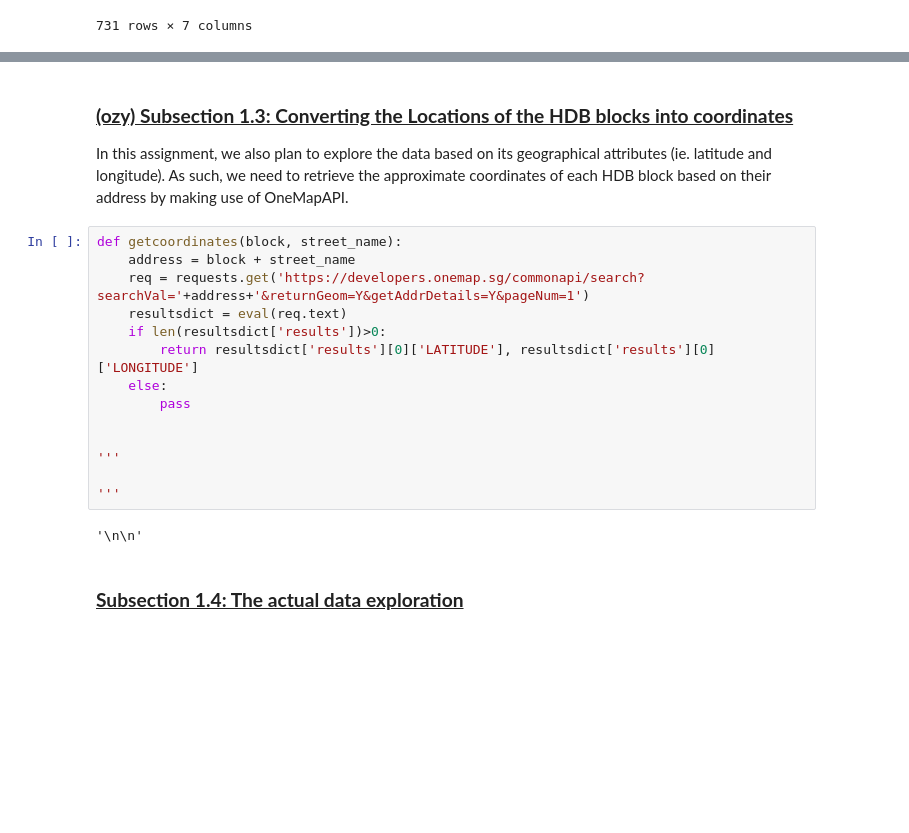
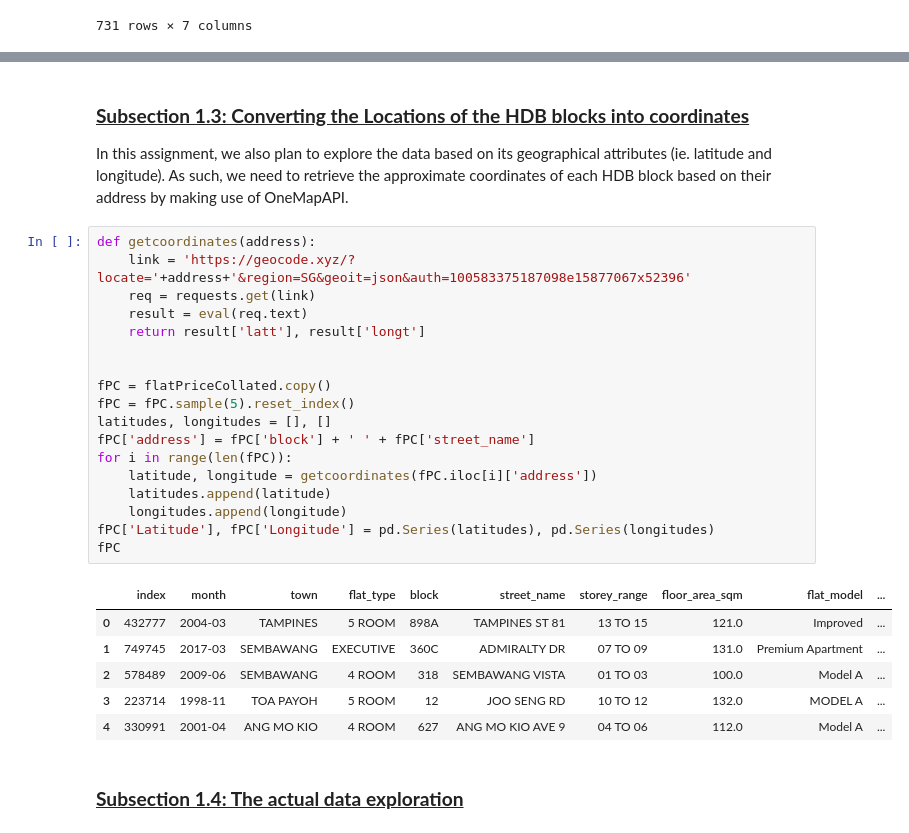
Before and after one commit to coord-geom/cs5131-assignment1, a Jupyter notebook: main.ipynb, the cells around one changed output, grey strips where cells are left out. Cells and saved outputs as stored; diff of their text form; blank space fills up the shorter version.

Commit message:
Added code for geocode API, albeit slow

```diff
--- a/main.ipynb
+++ b/main.ipynb
@@ -332,22 +320,31 @@ flatPriceCollated
 # %% [markdown]
-### **<u>(ozy) Subsection 1.3: Converting the Locations of the HDB blocks into coordinates</u>**
+### **<u>Subsection 1.3: Converting the Locations of the HDB blocks into coordinates</u>**
 
 In this assignment, we also plan to explore the data based on its geographical attributes (ie. latitude and longitude). As such, we need to retrieve the approximate coordinates of each HDB block based on their address by making use of OneMapAPI.
-# %%
-def getcoordinates(block, street_name):
-    address = block + street_name
-    req = requests.get('https://developers.onemap.sg/commonapi/search?searchVal='+address+'&returnGeom=Y&getAddrDetails=Y&pageNum=1')
-    resultsdict = eval(req.text)
-    if len(resultsdict['results'])>0:
-        return resultsdict['results'][0]['LATITUDE'], resultsdict['results'][0]['LONGITUDE']
-    else:
-        pass
-
-
-'''
-
-'''
-# %% [output]
-'\n\n'
+# %%
+def getcoordinates(address):
+    link = 'https://geocode.xyz/?locate='+address+'&region=SG&geoit=json&auth=100583375187098e15877067x52396'
+    req = requests.get(link)
+    result = eval(req.text)
+    return result['latt'], result['longt']
+
+
+fPC = flatPriceCollated.copy()
+fPC = fPC.sample(5).reset_index()
+latitudes, longitudes = [], []
+fPC['address'] = fPC['block'] + ' ' + fPC['street_name']
+for i in range(len(fPC)):
+    latitude, longitude = getcoordinates(fPC.iloc[i]['address'])
+    latitudes.append(latitude)
+    longitudes.append(longitude)
+fPC['Latitude'], fPC['Longitude'] = pd.Series(latitudes), pd.Series(longitudes)
+fPC
+# %% [output]
+|  | index | month | town | flat_type | block | street_name | storey_range | floor_area_sqm | flat_model | ... |
+| 0 | 432777 | 2004-03 | TAMPINES | 5 ROOM | 898A | TAMPINES ST 81 | 13 TO 15 | 121.0 | Improved | ... |
+| 1 | 749745 | 2017-03 | SEMBAWANG | EXECUTIVE | 360C | ADMIRALTY DR | 07 TO 09 | 131.0 | Premium Apartment | ... |
+| 2 | 578489 | 2009-06 | SEMBAWANG | 4 ROOM | 318 | SEMBAWANG VISTA | 01 TO 03 | 100.0 | Model A | ... |
+| 3 | 223714 | 1998-11 | TOA PAYOH | 5 ROOM | 12 | JOO SENG RD | 10 TO 12 | 132.0 | MODEL A | ... |
+| 4 | 330991 | 2001-04 | ANG MO KIO | 4 ROOM | 627 | ANG MO KIO AVE 9 | 04 TO 06 | 112.0 | Model A | ... |
 # %% [markdown]
 ### **<u>Subsection 1.4: The actual data exploration</u>**
```
Also changed, not shown: parts of 6 cells of this notebook.
